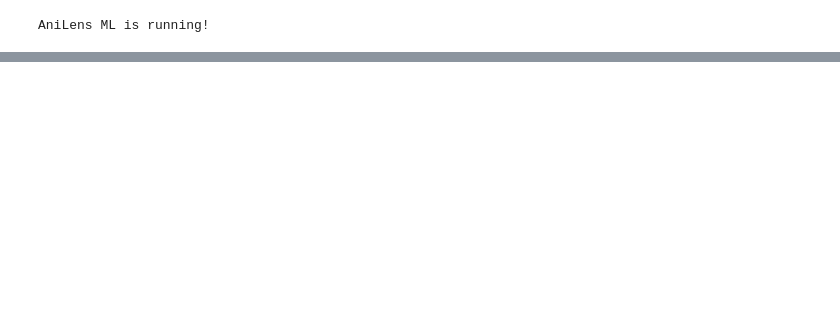
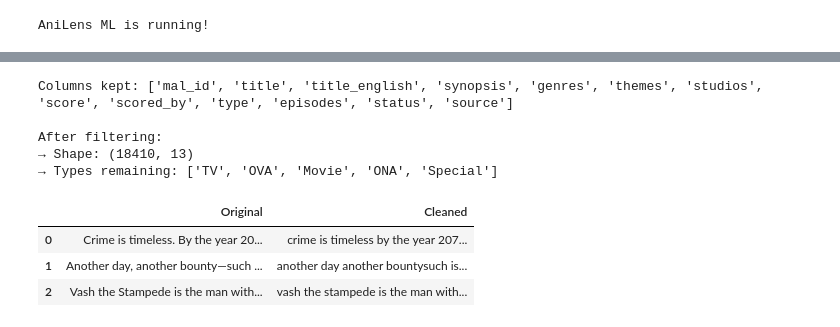
Before and after one commit to Huang1810/AniLens, a Jupyter notebook: tfidf_recommender.ipynb, the cells around one changed output, grey strips where cells are left out. Drawn from its saved outputs; the diff is of its cells as text; code cells hidden in the pictures; blank space fills up the shorter version.

```diff
--- a/tfidf_recommender.ipynb
+++ b/tfidf_recommender.ipynb
@@ -26,0 +81,53 @@ df.head()
+# %%
+# Keep only columns useful for recommendation
+useful_columns = [
+    'mal_id', 'title', 'title_english', 'synopsis', 'genres',
+    'themes', 'studios', 'image_url', 'score', 'scored_by',
+    'type', 'episodes', 'status', 'source'
+]
+
+available = [c for c in useful_columns if c in df.columns]
+df = df[available].copy()
+
+print("Columns kept:", df.columns.tolist())
+
+# Drop rows missing title or synopsis
+df.dropna(subset=['title', 'synopsis'], inplace=True)
+
+# Keep only the most common watchable formats
+watchable_types = ['TV', 'Movie', 'OVA', 'ONA', 'Special']
+df = df[df['type'].isin(watchable_types)].copy()
+
+print("\nAfter filtering:")
+print("→ Shape:", df.shape)
+print("→ Types remaining:", df['type'].value_counts().index.tolist())
+# %% [output]
+Columns kept: ['mal_id', 'title', 'title_english', 'synopsis', 'genres', 'themes', 'studios', 'score', 'scored_by', 'type', 'episodes', 'status', 'source']
+
+After filtering:
+→ Shape: (18410, 13)
+→ Types remaining: ['TV', 'OVA', 'Movie', 'ONA', 'Special']
+# %%
+# Clean synopsis
+def clean_synopsis(text):
+    if pd.isna(text):
+        return ""
+    text = str(text).lower()
+    text = re.sub(r'<[^>]+>', '', text)          # remove HTML tags
+    text = re.sub(r'\[.*?\]', '', text)          # remove [Written by ...]
+    text = re.sub(r'[^a-z0-9\s\'-]', '', text)   # keep letters, numbers, space, apostrophe, hyphen
+    text = re.sub(r'\s+', ' ', text).strip()
+    return text
+
+df['synopsis_clean'] = df['synopsis'].apply(clean_synopsis)
+
+# Show example before / after
+pd.DataFrame({
+    'Original': df['synopsis'].head(3),
+    'Cleaned': df['synopsis_clean'].head(3)
+})
+# %% [output]
+|  | Original | Cleaned |
+| 0 | Crime is timeless. By the year 20... | crime is timeless by the year 207... |
+| 1 | Another day, another bounty—such ... | another day another bountysuch is... |
+| 2 | Vash the Stampede is the man with... | vash the stampede is the man with... |
```
Also changed, not shown: parts of 9 cells of this notebook.
